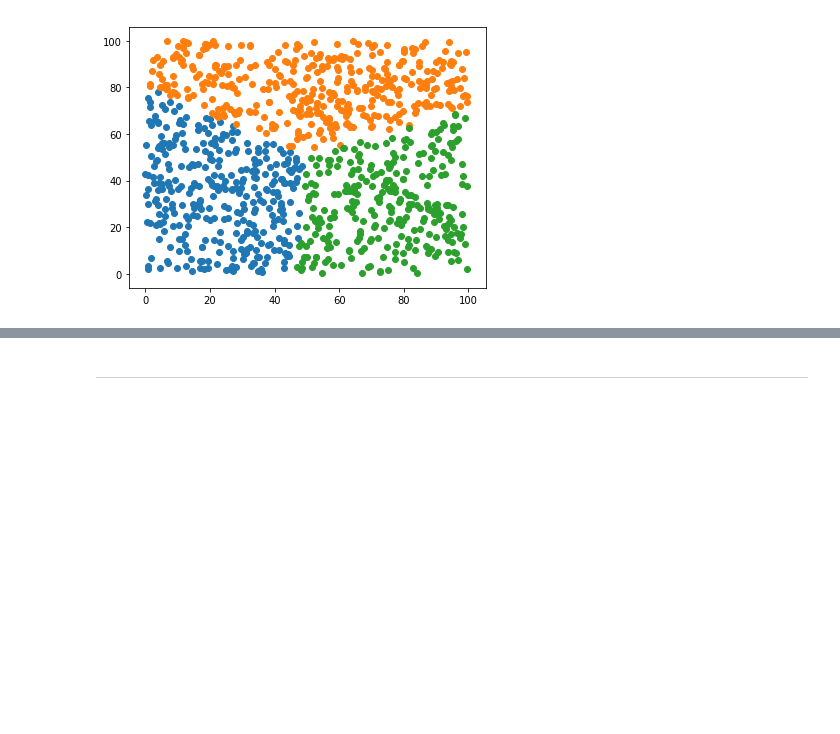
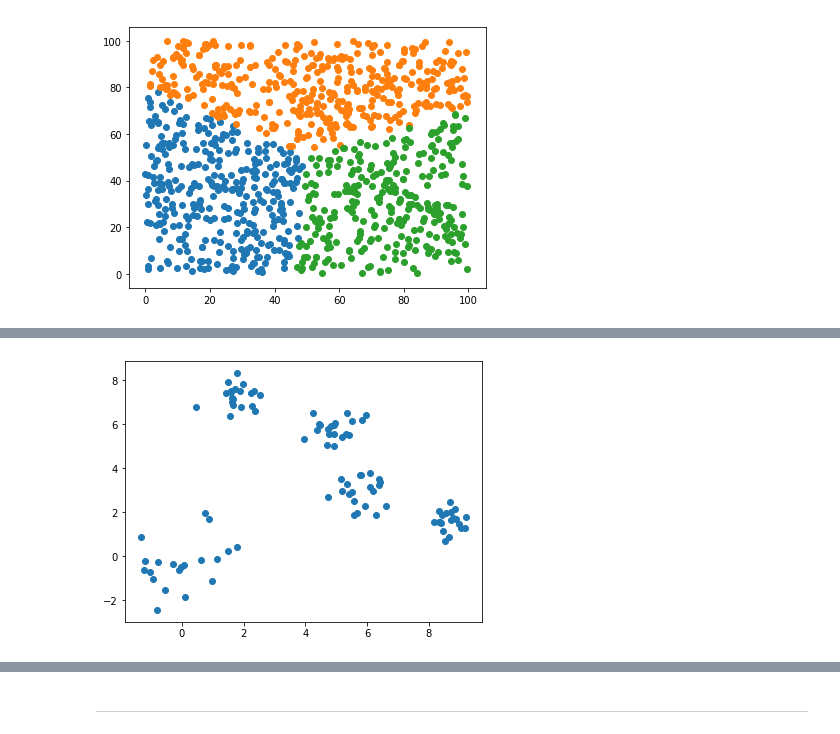
Before and after one commit to KxSystems/ml, a Jupyter notebook: clust/notebooks/clusteralgo.ipynb, the cells around one changed output, grey strips where cells are left out. Saved outputs shown, nothing was run; the diff lists cells and outputs as text; code cells hidden in the pictures; blank space fills up the shorter version.

```diff
--- a/clust/notebooks/clusteralgo.ipynb
+++ b/clust/notebooks/clusteralgo.ipynb
@@ -223,0 +240,6 @@ plt[`:show][];
+# %%
+d7:flip("FF";",")0:`:data/ritchievink.csv
+plt[`:scatter]. flip d7;
+plt[`:show][];
+# %% [output]
+[figure, added]
```
Also changed, not shown: parts of 5 cells of this notebook, 2 other files.
